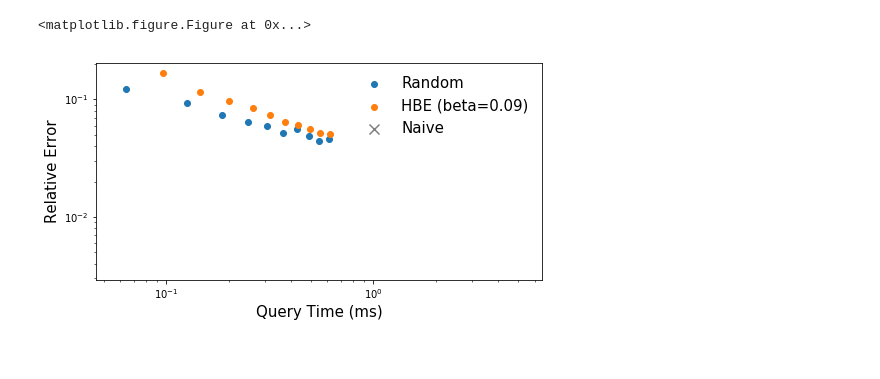
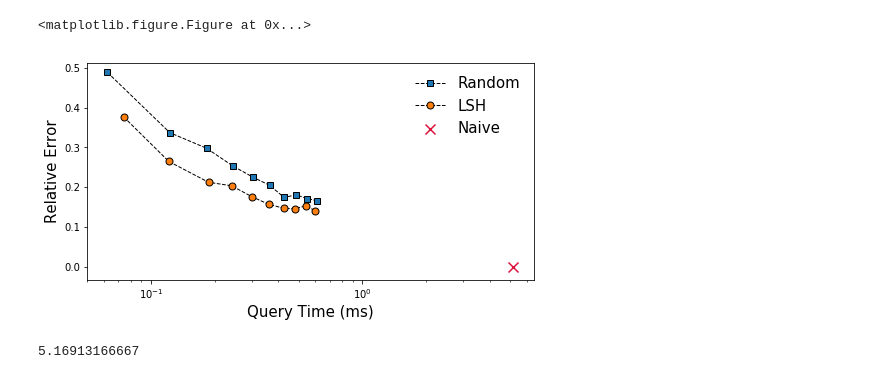
Before and after one commit to kexinrong/rehashing, a Jupyter notebook: notebooks/Experiments.ipynb, the cells around one changed output. Cells and saved outputs as stored; diff of their text form; code cells hidden in the pictures.

```diff
--- a/notebooks/Experiments.ipynb
+++ b/notebooks/Experiments.ipynb
@@ -149,6 +222,8 @@ def parse_real(fname):
         rs_error = []
         hbe_time = []
         hbe_error = []
+    if len(beta) == 0:
+        beta = [0.1]
     b = beta[-1]
     hbe["time"][b] = hbe_times
     hbe["error"][b] = hbe_errors
@@ -157,19 +232,25 @@ def parse_real(fname):
     return np.average(naive_times), rs, hbe, beta
 
 
-def plot_scatter(naive_time, rs, hbe, beta):
+def plot_scatter(naive_time, rs, hbe, beta, l=0.1):
     plt.clf()
     f, axes = plt.subplots(1, sharex=True, figsize=(8,4))
     b = beta[0]
-    axes.scatter(rs["time"][b], rs["error"][b], label="Random")
+    axes.plot(rs["time"][b], rs["error"][b], label="Random",
+              marker='s', color='black', linestyle='--', linewidth=1,
+              mfc='C0', mec='black', markersize=6)
+    #axes.scatter(rs["time"][b], rs["error"][b], label="Random")
     for b in beta:
-        axes.scatter(hbe["time"][b], hbe["error"][b], label="HBE (beta=%.2f)" % b)
+        #axes.scatter(hbe["time"][b], hbe["error"][b], label="HBE (beta=%.2f)" % l)
+        axes.plot(hbe["time"][b], hbe["error"][b], label="LSH",
+              marker='o', color='black', linestyle='--', linewidth=1,
+             mfc='C1', mec='black', markersize=7)
         break
-    axes.scatter(naive_time, 0, color='grey', marker='x', s=100,
+    axes.scatter(naive_time, 0, color='crimson', marker='x', s=100,
                  label='Naive', linewidths=10)
     axes.set_xlabel("Query Time (ms)", fontsize=15)
     axes.set_ylabel("Relative Error", fontsize=15)
-    axes.set_yscale('log')
+    #axes.set_yscale('log')
     axes.set_xscale('log')
     plt.legend(fontsize=15, frameon=False)
     plt.show()
@@ -176,9 +279,12 @@ def plot_scatter(naive_time, rs, hbe, beta):
 # %%
-naive_time, rs, hbe, beta = parse_real('shuttle_time_beta_r4.txt')
+# p99, beta=0.1
+naive_time, rs, hbe, beta = parse_real('shuttle_time_p99.txt')
 plot_scatter(naive_time, rs, hbe, beta)
+print naive_time
 # %% [output]
 <matplotlib.figure.Figure at 0x...>
-[figure, old version]
+[figure, new version]
+5.16913166667
 # %%
 naive_time, rs, hbe, beta = parse_real('susy_time_beta.txt')
 plot_scatter(naive_time, rs, hbe, beta)
```
Also changed, not shown: parts of 14 cells of this notebook, 8 other files.
